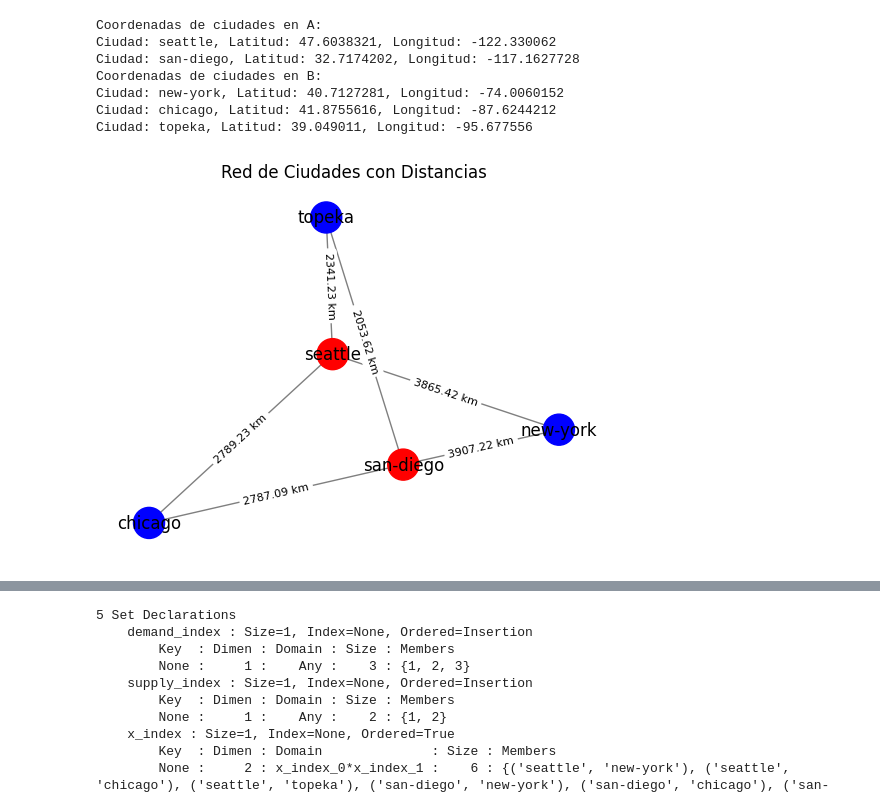
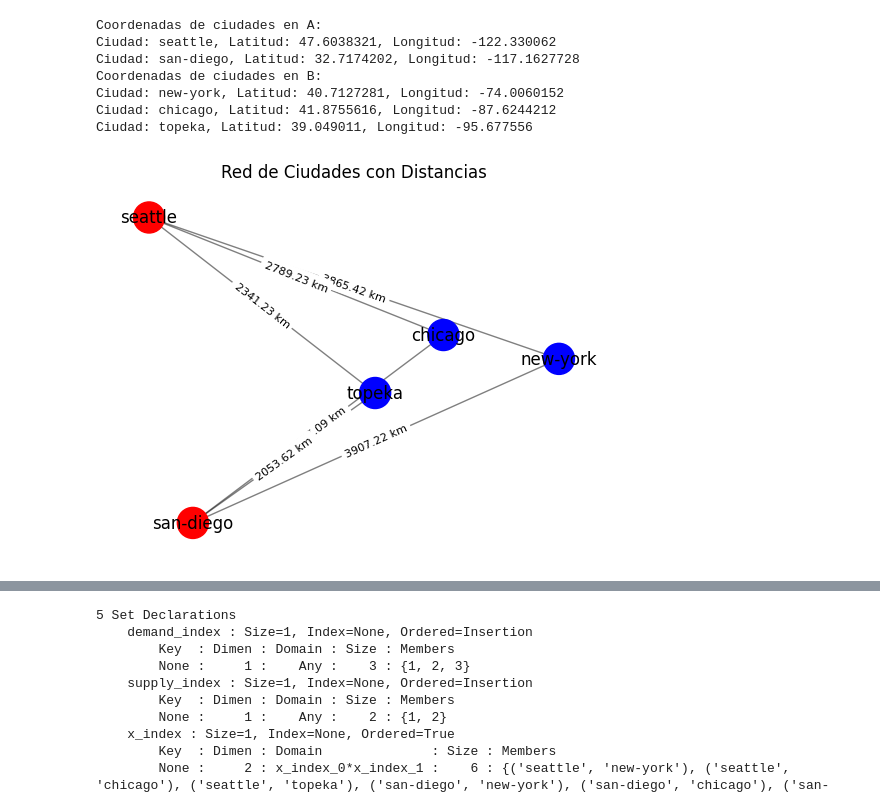
Before and after one commit to Esnilg/Programacion-Lineal, a Jupyter notebook: TransportationProblem.ipynb, the cells around one changed output, grey strips where cells are left out. Cells and saved outputs as stored; diff of their text form; code cells hidden in the pictures.

```diff
--- a/TransportationProblem.ipynb
+++ b/TransportationProblem.ipynb
@@ -23 +41,4 @@ Keywords: linear programming, transportation problem, scheduling
+# %%
+from geopy.geocoders import Photon
+geolocator = Photon(user_agent="measurements")
 # %%
@@ -73,33 +91,36 @@ from geopy.distance import great_circle
 
 # Crear un grafo vacío
 G = nx.Graph()
 
+# Visualizar el grafo con etiquetas de ciudades y pesos en las aristas
+pos = {} #nx.spring_layout(G)  # Asignar posiciones a los nodos
+
 # Agregar nodos con nombres de ciudades como etiquetas
 # Agregar nodos de ciudades en A con color rojo
 for ciudad in coordenadas_A.keys():
     G.add_node(ciudad, color='red')
+    pos[ciudad] = (coordenadas_A.get(ciudad)[1],coordenadas_A.get(ciudad)[0])
 
 # Agregar nodos de ciudades en B con color azul
 for ciudad in coordenadas_B.keys():
     G.add_node(ciudad, color='blue')
+    pos[ciudad] = (coordenadas_B.get(ciudad)[1],coordenadas_B.get(ciudad)[0])
 
 # Calcular y agregar aristas (conexiones) con la distancia entre ciudades
 for ciudad1, coord1 in coordenadas_A.items():
     for ciudad2, coord2 in coordenadas_B.items():
       distancia = great_circle(coord1, coord2).km  # Calcular distancia en kilómetros
       G.add_edge(ciudad1, ciudad2, weight=distancia)  # Agregar arista con atributo de peso (distancia)
 
-# Visualizar el grafo con etiquetas de ciudades y pesos en las aristas
-pos = nx.spring_layout(G)  # Asignar posiciones a los nodos
 # Obtener colores de nodos
 colors = [G.nodes[node]['color'] for node in G.nodes()]
 
 nx.draw_networkx_nodes(G, pos, node_color=colors, node_size=500)  # Dibujar nodos
 nx.draw_networkx_labels(G, pos, labels={ciudad: ciudad for ciudad in ciudades})  # Dibujar etiquetas de ciudades
 nx.draw_networkx_edges(G, pos, width=1.0, alpha=0.5)  # Dibujar aristas
 nx.draw_networkx_edge_labels(G, pos, edge_labels={(ciudad1, ciudad2): f"{distancia:.2f} km" for (ciudad1, ciudad2, distancia) in G.edges(data='weight')}, label_pos=0.5, font_size=8)  # Dibujar etiquetas de pesos en aristas
 plt.axis('off')  # Desactivar los ejes
 plt.title("Red de Ciudades con Distancias")  # Agregar título al grafo
 plt.show()  # Mostrar el grafo
 # %% [output]
-[figure, old version]
+[figure, new version]
```
Also changed, not shown: parts of 11 cells of this notebook.
